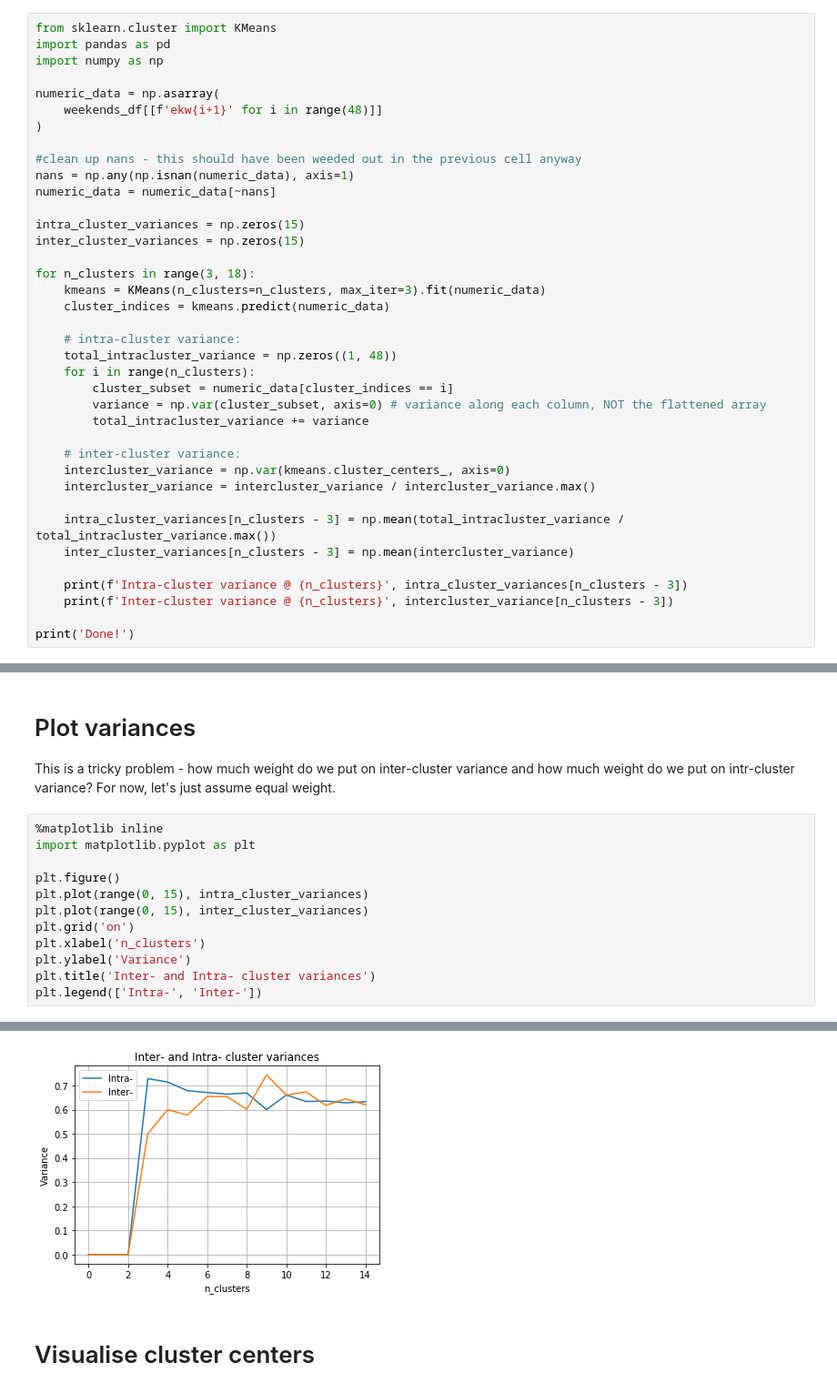
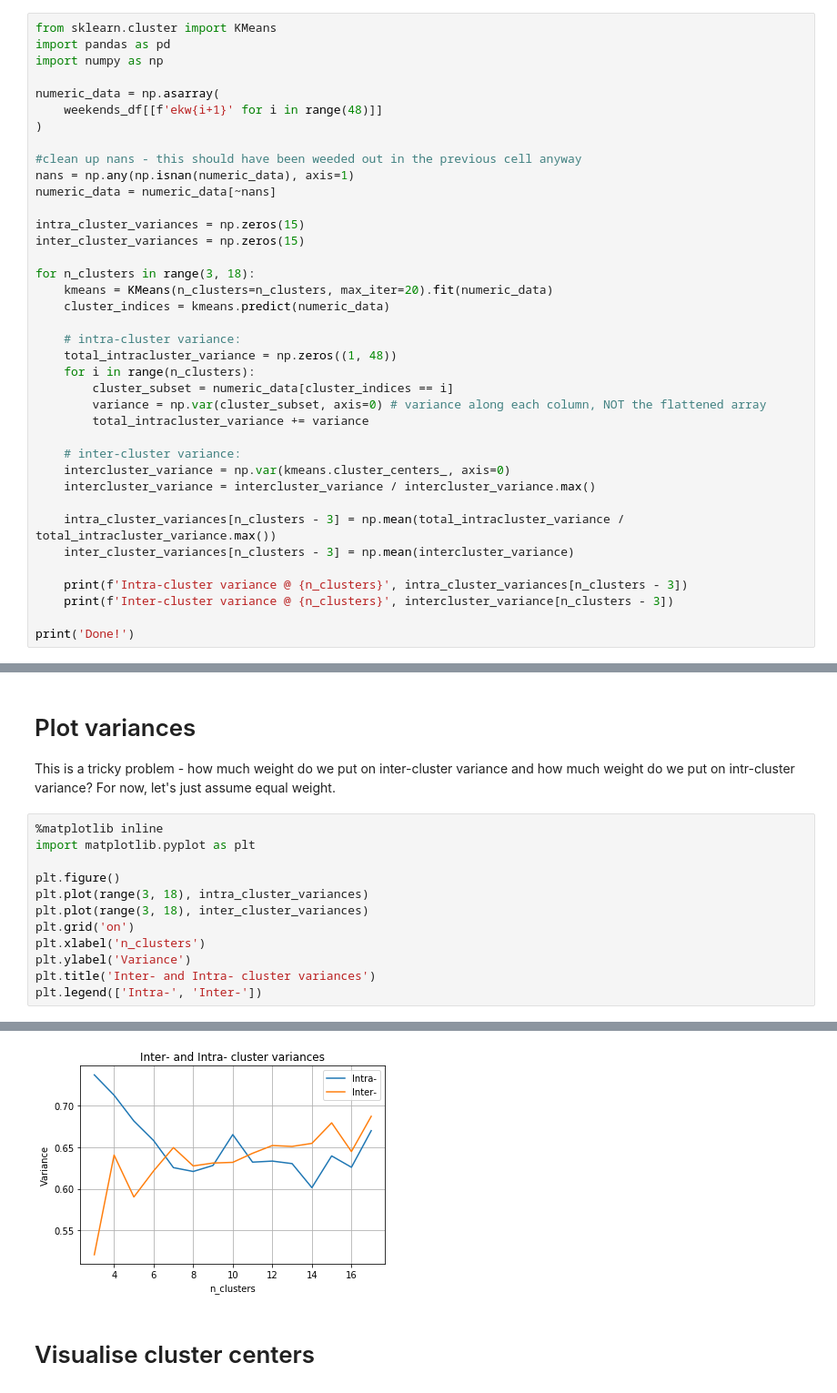
Before and after one commit to star44/capstone-project, a Jupyter notebook: Clustering.ipynb, the cells around one changed output, grey strips where cells are left out. Shown at 91% size. Cells and saved outputs as stored; diff of their text form.

```diff
--- a/Clustering.ipynb
+++ b/Clustering.ipynb
@@ -87,7 +87,7 @@ intra_cluster_variances = np.zeros(15)
 inter_cluster_variances = np.zeros(15)
 
 for n_clusters in range(3, 18):
-    kmeans = KMeans(n_clusters=n_clusters, max_iter=3).fit(numeric_data)
+    kmeans = KMeans(n_clusters=n_clusters, max_iter=20).fit(numeric_data)
     cluster_indices = kmeans.predict(numeric_data)
 
     # intra-cluster variance:
@@ -133,20 +133,20 @@ This is a tricky problem - how much weight do we put on inter-cluster variance a
 # %%
 %matplotlib inline
 import matplotlib.pyplot as plt
 
 plt.figure()
-plt.plot(range(0, 15), intra_cluster_variances)
-plt.plot(range(0, 15), inter_cluster_variances)
+plt.plot(range(3, 18), intra_cluster_variances)
+plt.plot(range(3, 18), inter_cluster_variances)
 plt.grid('on')
 plt.xlabel('n_clusters')
 plt.ylabel('Variance')
 plt.title('Inter- and Intra- cluster variances')
 plt.legend(['Intra-', 'Inter-'])
 # %% [output]
 Passing one of 'on', 'true', 'off', 'false' as a boolean is deprecated; use an actual boolean (True/False) instead.
   warn_deprecated("2.2", "Passing one of 'on', 'true', 'off', 'false' as a "
 <matplotlib.legend.Legend at 0x...>
-[figure, old version]
+[figure, new version]
 # %% [markdown]
 # Visualise cluster centers
 # %%
```
Also changed, not shown: parts of 2 cells of this notebook.
